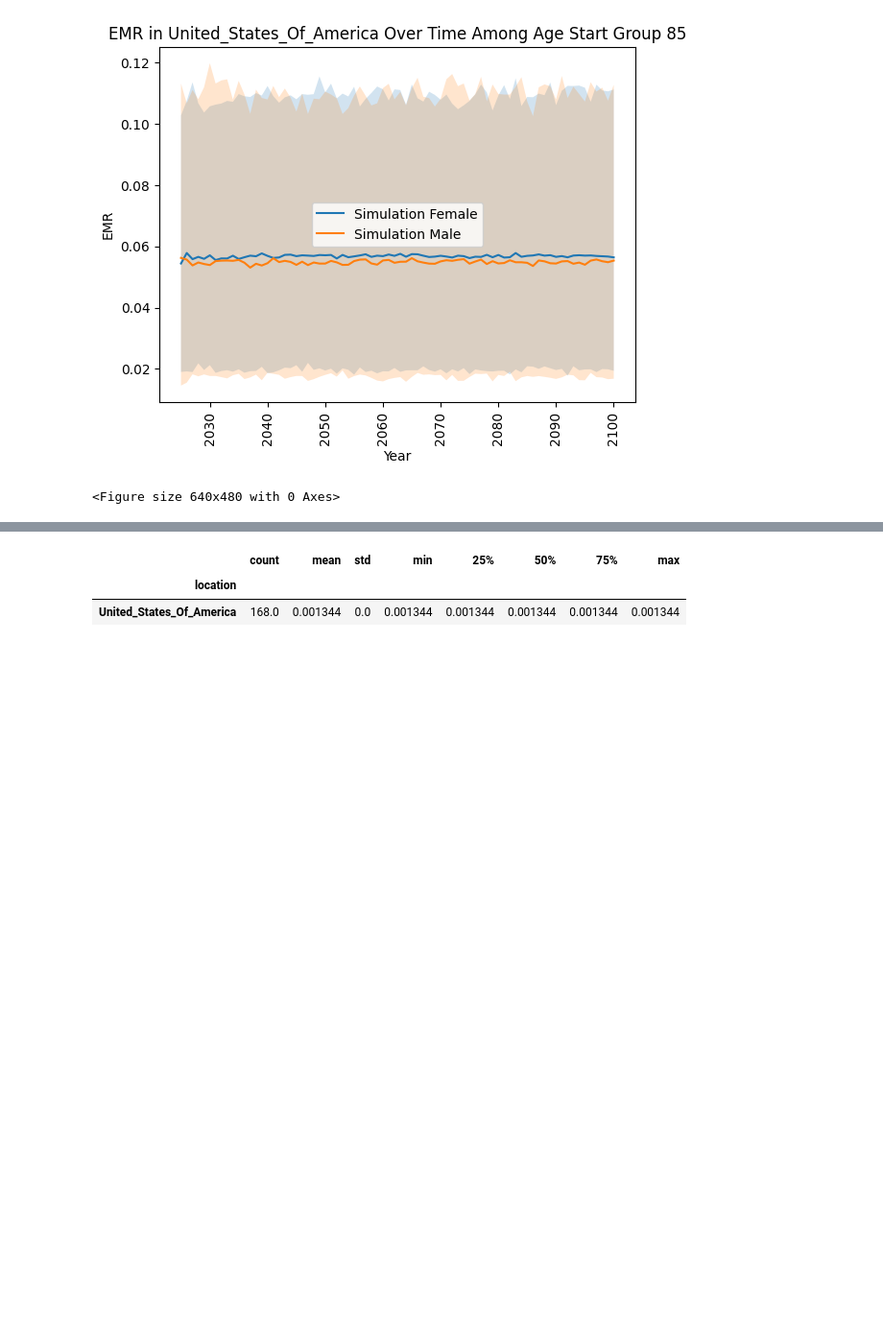
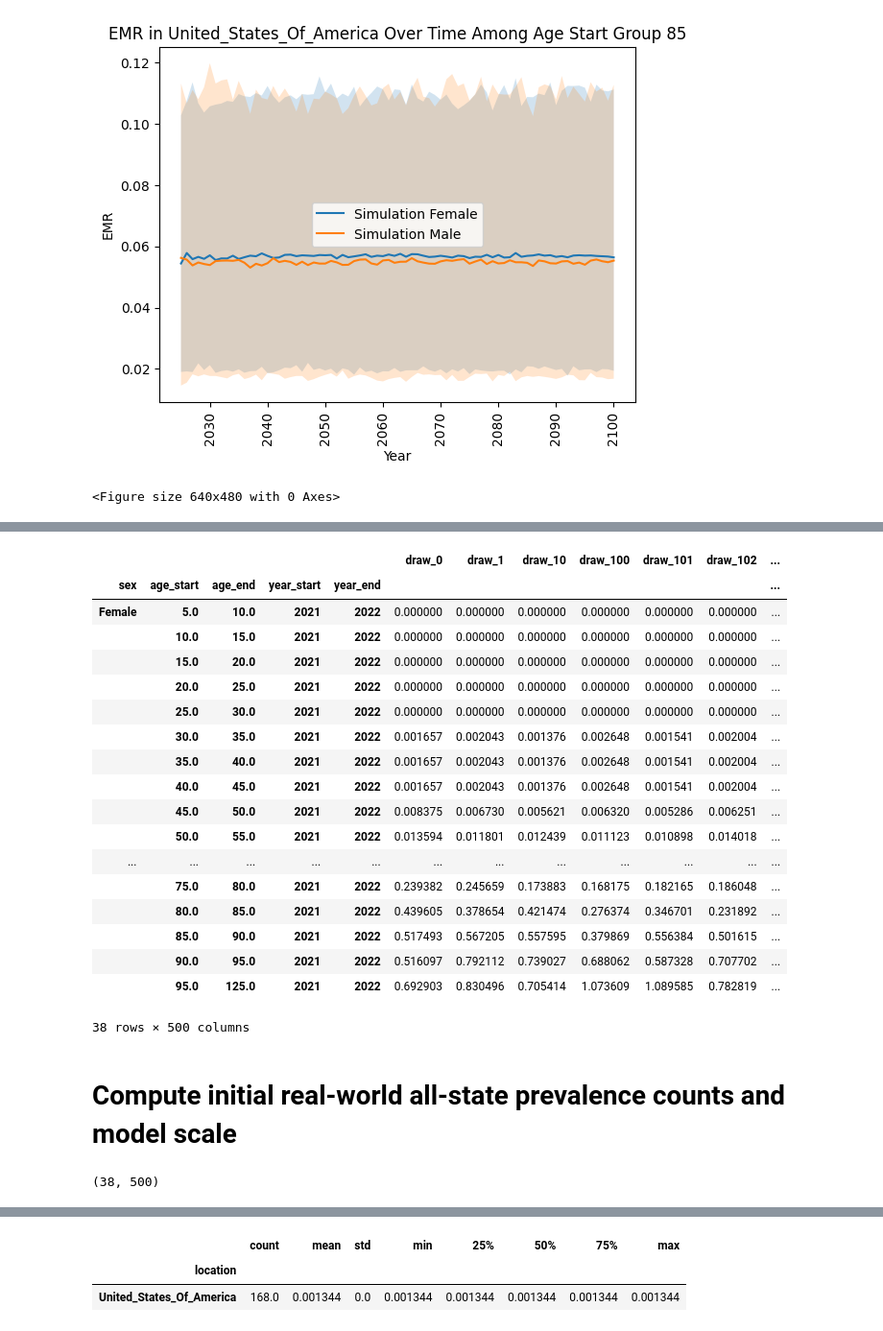
Before and after one commit to ihmeuw/vivarium_research_alzheimers, a Jupyter notebook: verification_and_validation/2025_09_18d_model4.5_vv.ipynb, the cells around one changed output, grey strips where cells are left out. Shown at 96% size. Cells and saved outputs as stored; diff of their text form; code cells hidden in the pictures; blank space fills up the shorter version.

```diff
--- a/verification_and_validation/2025_09_18d_model4.5_vv.ipynb
+++ b/verification_and_validation/2025_09_18d_model4.5_vv.ipynb
@@ -469,0 +521,37 @@ for i in range(500):
+# %%
+
+# For each demographic group, the "population scaling factor" is the
+# ratio of the real-world population in that group that we want to
+# simulate to the total number of people in that group. For Model 4 and
+# above, this equals the prevalence of all AD disease states combined
+# (preclinical + MCI + AD-dementia), since we are modeling the
+# population of people with any stage of AD.
+art_all_states_initial_prev = art.load('population.scaling_factor')
+art_all_states_initial_prev
+# %% [output]
+|  |  |  |  |  | draw_0 | draw_1 | draw_10 | draw_100 | draw_101 | draw_102 | ... |
+| sex | age_start | age_end | year_start | year_end |  |  |  |  |  |  | ... |
+| Female | 5.0 | 10.0 | 2021 | 2022 | 0.000000 | 0.000000 | 0.000000 | 0.000000 | 0.000000 | 0.000000 | ... |
+|  | 10.0 | 15.0 | 2021 | 2022 | 0.000000 | 0.000000 | 0.000000 | 0.000000 | 0.000000 | 0.000000 | ... |
+|  | 15.0 | 20.0 | 2021 | 2022 | 0.000000 | 0.000000 | 0.000000 | 0.000000 | 0.000000 | 0.000000 | ... |
+|  | 20.0 | 25.0 | 2021 | 2022 | 0.000000 | 0.000000 | 0.000000 | 0.000000 | 0.000000 | 0.000000 | ... |
+|  | 25.0 | 30.0 | 2021 | 2022 | 0.000000 | 0.000000 | 0.000000 | 0.000000 | 0.000000 | 0.000000 | ... |
+|  | 30.0 | 35.0 | 2021 | 2022 | 0.001657 | 0.002043 | 0.001376 | 0.002648 | 0.001541 | 0.002004 | ... |
+|  | 35.0 | 40.0 | 2021 | 2022 | 0.001657 | 0.002043 | 0.001376 | 0.002648 | 0.001541 | 0.002004 | ... |
+|  | 40.0 | 45.0 | 2021 | 2022 | 0.001657 | 0.002043 | 0.001376 | 0.002648 | 0.001541 | 0.002004 | ... |
+|  | 45.0 | 50.0 | 2021 | 2022 | 0.008375 | 0.006730 | 0.005621 | 0.006320 | 0.005286 | 0.006251 | ... |
+|  | 50.0 | 55.0 | 2021 | 2022 | 0.013594 | 0.011801 | 0.012439 | 0.011123 | 0.010898 | 0.014018 | ... |
+| ... | ... | ... | ... | ... | ... | ... | ... | ... | ... | ... | ... |
+|  | 75.0 | 80.0 | 2021 | 2022 | 0.239382 | 0.245659 | 0.173883 | 0.168175 | 0.182165 | 0.186048 | ... |
+|  | 80.0 | 85.0 | 2021 | 2022 | 0.439605 | 0.378654 | 0.421474 | 0.276374 | 0.346701 | 0.231892 | ... |
+|  | 85.0 | 90.0 | 2021 | 2022 | 0.517493 | 0.567205 | 0.557595 | 0.379869 | 0.556384 | 0.501615 | ... |
+|  | 90.0 | 95.0 | 2021 | 2022 | 0.516097 | 0.792112 | 0.739027 | 0.688062 | 0.587328 | 0.707702 | ... |
+|  | 95.0 | 125.0 | 2021 | 2022 | 0.692903 | 0.830496 | 0.705414 | 1.073609 | 1.089585 | 0.782819 | ... |
+38 rows × 500 columns
+# %% [markdown]
+# Compute initial real-world all-state prevalence counts and model scale
+# %%
+art_all_states_initial_prev_counts = pop_structure.query("year_start==2021") * art_all_states_initial_prev
+art_all_states_initial_prev_counts.shape
+# %% [output]
+(38, 500)
```
Also changed, not shown: parts of 36 cells of this notebook.
